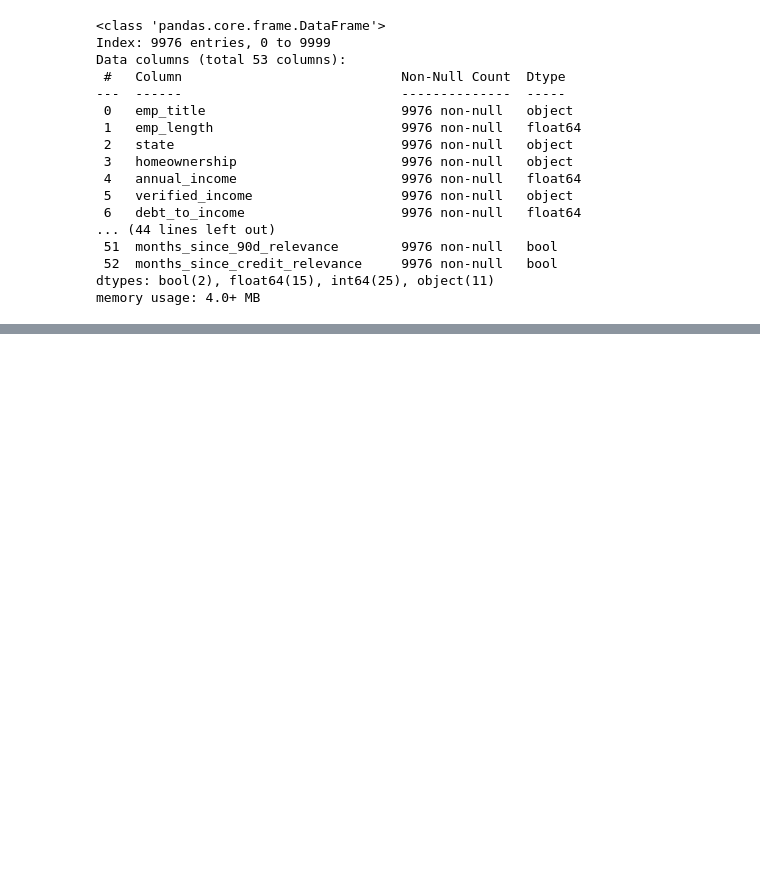
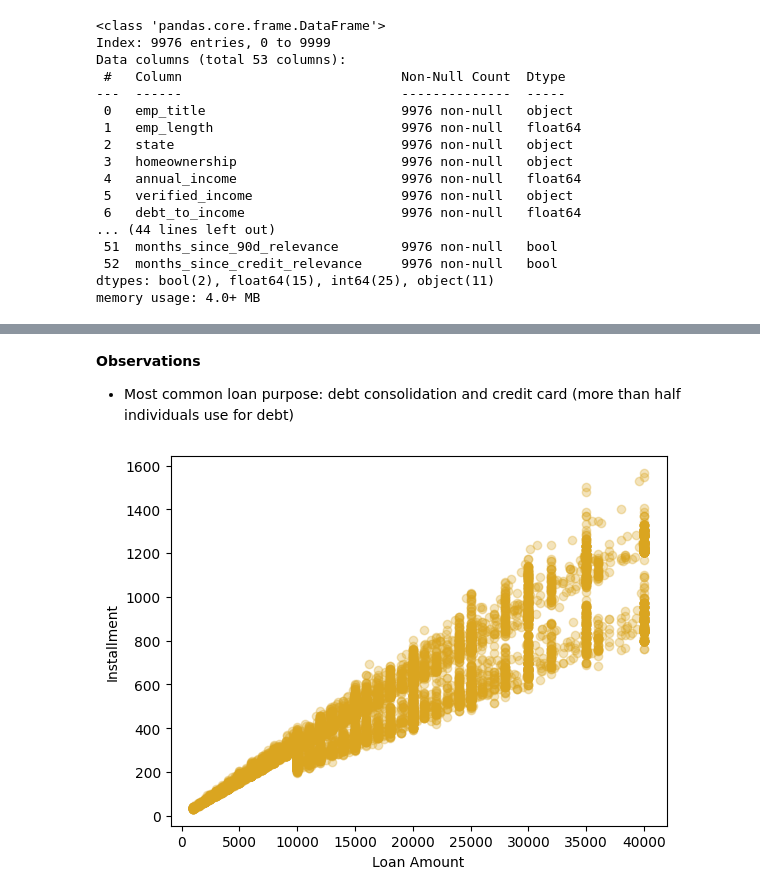
Before and after one commit to oliviaguo1234/lendingclub_loans, a Jupyter notebook: OliviaGuo_loans.ipynb, the cells around one changed output, grey strips where cells are left out. Saved outputs shown, nothing was run; the diff lists cells and outputs as text; code cells hidden in the pictures; blank space fills up the shorter version.

```diff
--- a/OliviaGuo_loans.ipynb
+++ b/OliviaGuo_loans.ipynb
@@ -108,0 +169,13 @@ memory usage: 4.0+ MB
+# %% [markdown]
+**Observations**
+
+
+*   Most common loan purpose: debt consolidation and credit card (more than half individuals use for debt)
+# %%
+#scatterplot to show relationship between loan_amount and installment
+plt.scatter(loans_df['loan_amount'], loans_df['installment'], color='goldenrod', alpha=0.3)
+plt.xlabel('Loan Amount')
+plt.ylabel('Installment')
+plt.show()
+# %% [output]
+[figure, added]
```
Also changed, not shown: parts of 16 cells of this notebook.
